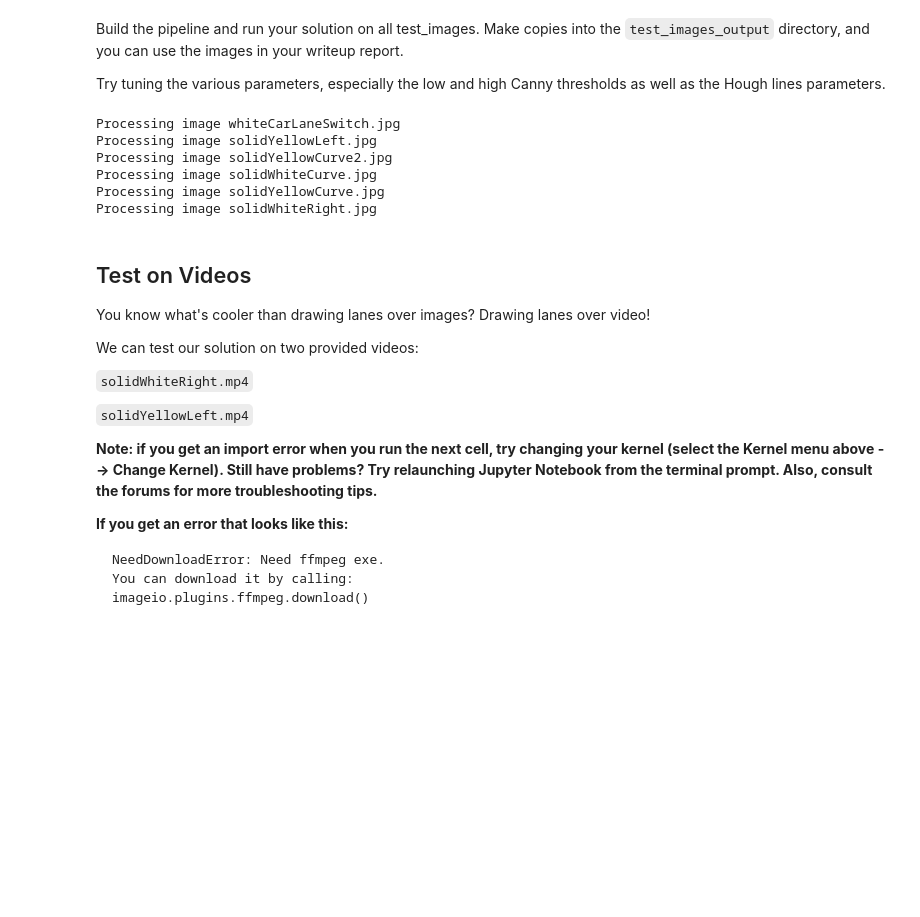
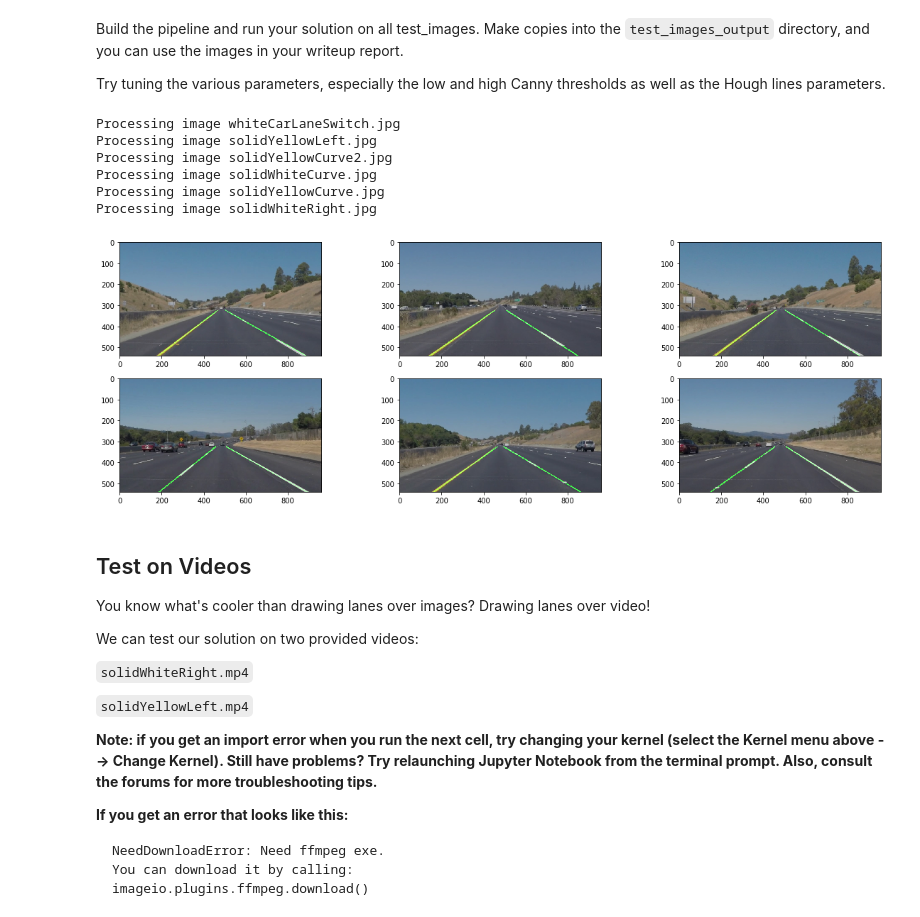
Before and after one commit to nyukhalov/CarND-LaneLines-P1, a Jupyter notebook: P1.ipynb, the cells around one changed output. Cells and saved outputs as stored; diff of their text form; code cells hidden in the pictures; blank space fills up the shorter version.

```diff
--- a/P1.ipynb
+++ b/P1.ipynb
@@ -143,8 +143,10 @@ def draw_lines(img, lines, color=[255, 0, 0], thickness=4):
     this function with the weighted_img() function below
     """
 
-    left_slope = 0
-    right_slope = 0
+    hwidth = img.shape[1] / 2.
+
+    left_slopes = []
+    right_slopes = []
 
     left_x_intercepts = []
     right_x_intercepts = []
@@ -154,34 +156,32 @@ def draw_lines(img, lines, color=[255, 0, 0], thickness=4):
     for line in lines:
         for x1,y1,x2,y2 in line:
             slope = ((y2-y1)/(x2-x1))
-            x_intercept = None
-            if slope != 0:
+
+            # trying to ignore horizontal-like lines
+            if math.fabs(slope) > 0.5:
                 x_intercept = (slope * x2 - y2 + img.shape[0]) / slope
-
-            if slope > 0:
-                right_lines.append(line)
-                right_slope += slope
-                if x_intercept is not None:
+                if slope > 0 and x1 > hwidth:
+                    right_lines.append(line)
+                    right_slopes.append(slope)
                     right_x_intercepts.append(x_intercept)
-            else:
-                left_lines.append(line)
-                left_slope += slope
-                if x_intercept is not None:
+                elif x1 < hwidth:
+                    left_lines.append(line)
+                    left_slopes.append(slope)
                     left_x_intercepts.append(x_intercept)
 
     # TODO: check if len is 0
-    right_slope /= len(right_lines)
-    left_slope /= len(left_lines)
+    right_slope = sum(right_slopes) / len(right_slopes)
+    left_slope = sum(left_slopes) / len(left_slopes)
     right_x_intercept = sum(right_x_intercepts) / len(right_x_intercepts)
     left_x_intercept = sum(left_x_intercepts) / len(left_x_intercepts)
 
     #for line in left_lines:
     #    for x1,y1,x2,y2 in line:
-    #        cv2.line(img, (x1, y1), (x2, y2), color, 1)
+    #        cv2.line(img, (x1, y1), (x2, y2), color, 2)
 
     #for line in right_lines:
     #    for x1,y1,x2,y2 in line:
-    #        cv2.line(img, (x1, y1), (x2, y2), color, 1)
+    #        cv2.line(img, (x1, y1), (x2, y2), [0, 255, 0], 2)
 
     ### Extrapolation
 
@@ -302,9 +302,10 @@ def find_lanes(img):
     height = img.shape[0]
     width = img.shape[1]
     hwidth = width / 2
-    offset = 0.1 * width
-    top_height = 0.65 * height
-    vertices = np.array([[(0, height), (hwidth - offset, top_height), (hwidth + offset, top_height), (width,height)]], dtype=np.int32)
+    l_offset = 0.08 * width
+    r_offset = 0.1 * width
+    top_height = 0.63 * height
+    vertices = np.array([[(0.07 * width, height), (hwidth - l_offset, top_height), (hwidth + r_offset, top_height), (width,height)]], dtype=np.int32)
     masked = region_of_interest(c, vertices)
     steps.append(masked)
 
@@ -317,34 +318,36 @@ def find_lanes(img):
     min_line_len = 15
     max_line_gap = 15
     hough = hough_lines(masked, rho, theta, threshold, min_line_len, max_line_gap)
     steps.append(hough)
 
     result = weighted_img(hough, img)
     steps.append(result)
 
     #print_image_grid(steps)
 
     #plt.figure(figsize=(20,10))
+    #plt.imshow(masked, cmap='gray')
     #plt.imshow(result)
 
     return result
 
 
 results = []
 for filename in os.listdir("test_images/"):
     print('Processing image %s' % filename)
     init_image = mpimg.imread("test_images/" + filename)
     proc_img = find_lanes(init_image)
     results.append(proc_img)
 
-#print_image_grid(results)
+print_image_grid(results)
 # %% [output]
 Processing image whiteCarLaneSwitch.jpg
 Processing image solidYellowLeft.jpg
 Processing image solidYellowCurve2.jpg
 Processing image solidWhiteCurve.jpg
 Processing image solidYellowCurve.jpg
 Processing image solidWhiteRight.jpg
+[figure, added]
 # %% [markdown]
 ## Test on Videos
 
```
Also changed, not shown: parts of 4 cells of this notebook.
